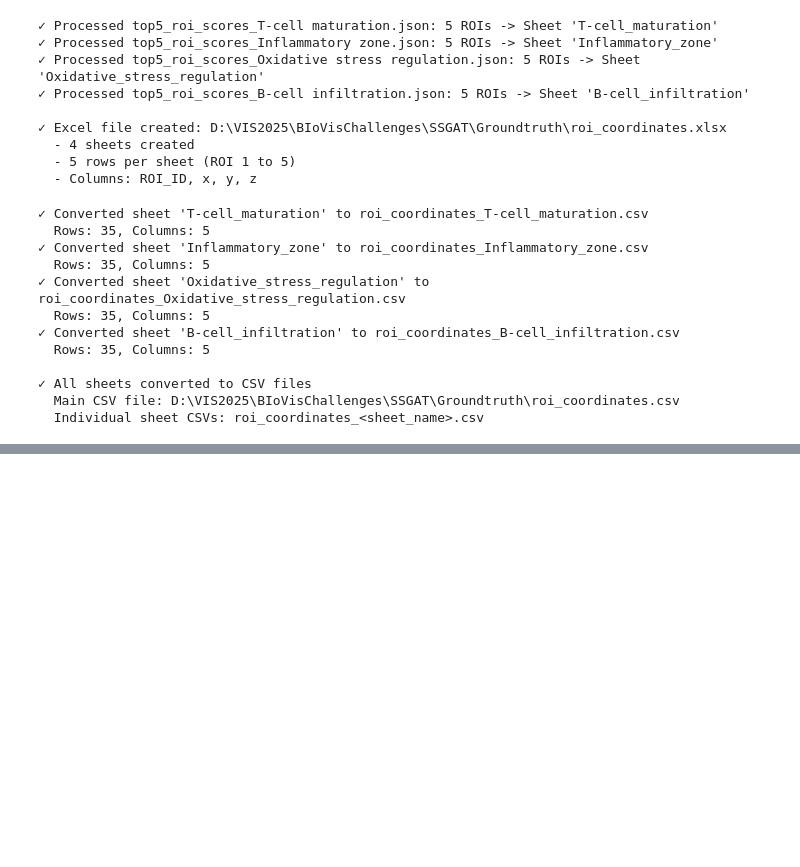
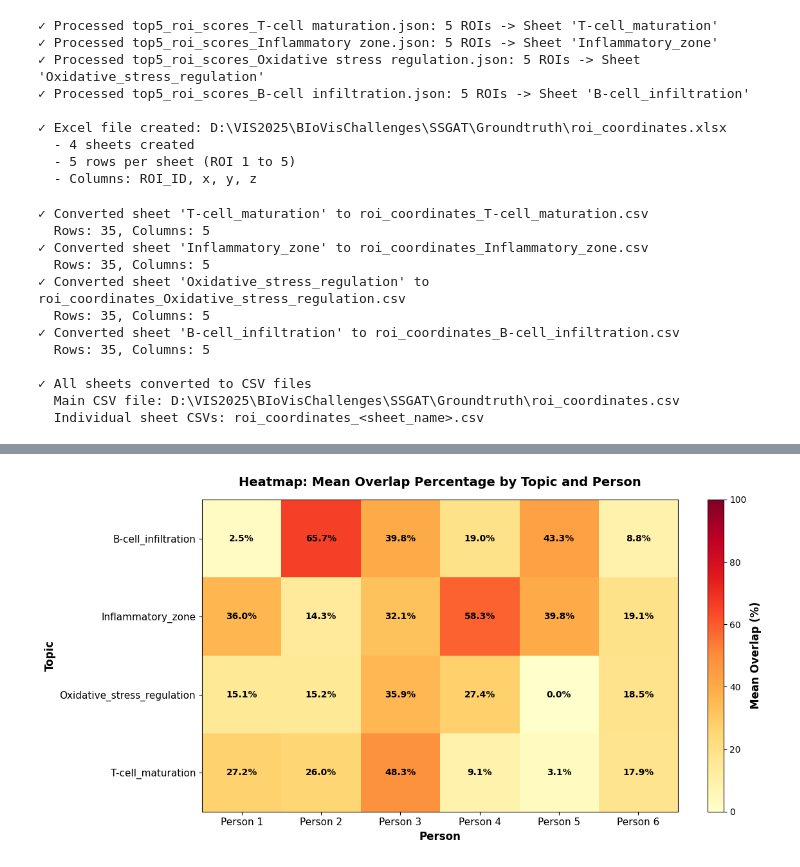
Before and after one commit to Hosseinfatho/SSGAT, a Jupyter notebook: Groundtruth/groundtruthTest.ipynb, the cells around one changed output, grey strips where cells are left out. Drawn from its saved outputs; the diff is of its cells as text; code cells hidden in the pictures; blank space fills up the shorter version.

```diff
--- a/Groundtruth/groundtruthTest.ipynb
+++ b/Groundtruth/groundtruthTest.ipynb
@@ -4710,0 +5363,74 @@ Processing: T-cell_maturation
+# %%
+# Create detailed summary table
+print(f"\n{'='*100}")
+print("DETAILED OVERLAP STATISTICS BY TOPIC AND PERSON")
+print(f"{'='*100}\n")
+
+# Create DataFrame for summary table
+summary_data = []
+for sheet_name in results.keys():
+    for person_num in range(1, 7):
+        person_name = f'Person {person_num}'
+        if person_name in results[sheet_name]:
+            stats = results[sheet_name][person_name]
+            summary_data.append({
+                'Topic': sheet_name,
+                'Person': person_name,
+                'Mean Overlap (%)': f"{stats['mean']:.2f}",
+                'Std Dev (%)': f"{stats['std']:.2f}",
+                'Min (%)': f"{stats['min']:.2f}",
+                'Max (%)': f"{stats['max']:.2f}",
+                'Individual Overlaps': ', '.join([f"{o:.1f}%" for o in stats['overlaps']])
+            })
+
+summary_df = pd.DataFrame(summary_data)
+print(summary_df.to_string(index=False))
+
+# Save to CSV
+summary_csv_path = base_dir / 'overlap_summary.csv'
+summary_df.to_csv(summary_csv_path, index=False)
+print(f"\n✓ Summary table saved to: {summary_csv_path}")
+
+# Create heatmap of mean overlaps
+fig, ax = plt.subplots(figsize=(12, 6))
+heatmap_data = []
+for sheet_name in results.keys():
+    row = []
+    for person_num in range(1, 7):
+        person_name = f'Person {person_num}'
+        if person_name in results[sheet_name]:
+            row.append(results[sheet_name][person_name]['mean'])
+        else:
+            row.append(0)
+    heatmap_data.append(row)
+
+heatmap_data = np.array(heatmap_data)
+im = ax.imshow(heatmap_data, cmap='YlOrRd', aspect='auto', vmin=0, vmax=100)
+
+# Add colorbar
+cbar = plt.colorbar(im, ax=ax)
+cbar.set_label('Mean Overlap (%)', fontsize=12, fontweight='bold')
+
+# Set ticks and labels
+ax.set_xticks(np.arange(len([f'Person {i}' for i in range(1, 7)])))
+ax.set_yticks(np.arange(len(results.keys())))
+ax.set_xticklabels([f'Person {i}' for i in range(1, 7)], fontsize=11)
+ax.set_yticklabels(list(results.keys()), fontsize=11)
+
+# Add text annotations
+for i in range(len(results.keys())):
+    for j in range(6):
+        text = ax.text(j, i, f'{heatmap_data[i, j]:.1f}%',
+                      ha="center", va="center", color="black", fontweight='bold', fontsize=10)
+
+ax.set_title('Heatmap: Mean Overlap Percentage by Topic and Person',
+             fontsize=14, fontweight='bold', pad=15)
+ax.set_xlabel('Person', fontsize=12, fontweight='bold')
+ax.set_ylabel('Topic', fontsize=12, fontweight='bold')
+
+plt.tight_layout()
+output_path = base_dir / 'overlap_heatmap.png'
+plt.savefig(output_path, dpi=300, bbox_inches='tight')
+print(f"✓ Saved: {output_path}")
+plt.show()
+# %% [output]
@@ -4710,0 +5454 @@ Processing: T-cell_maturation
+[figure, added]
```
Also changed, not shown: parts of 8 cells of this notebook, 3 other files.
